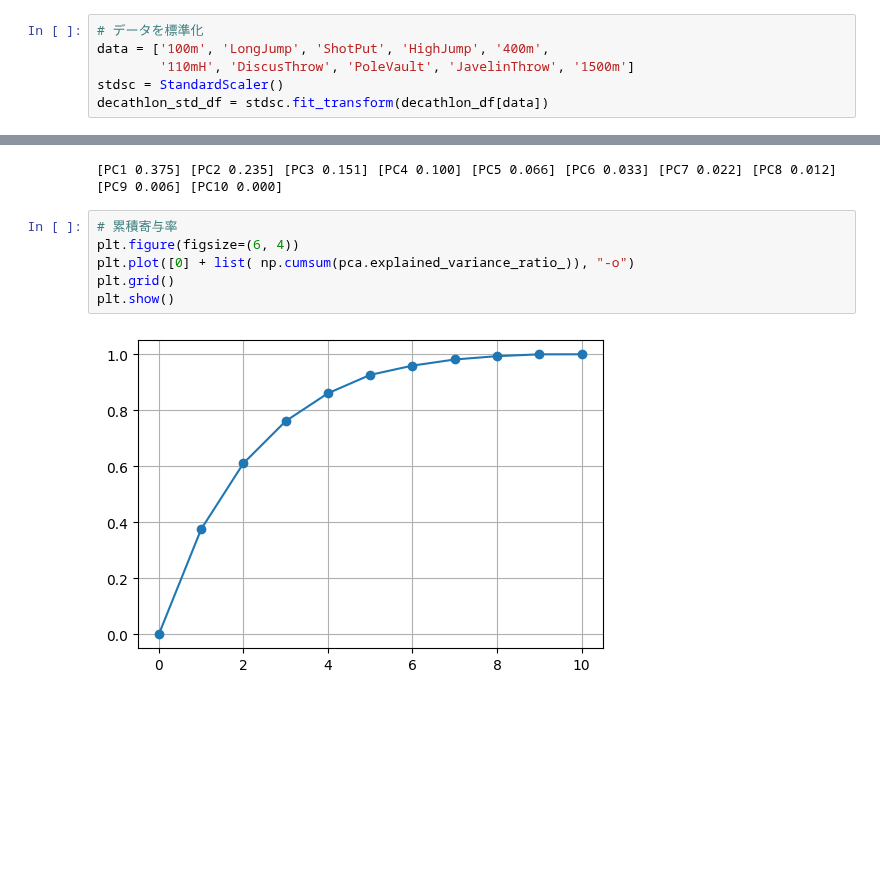
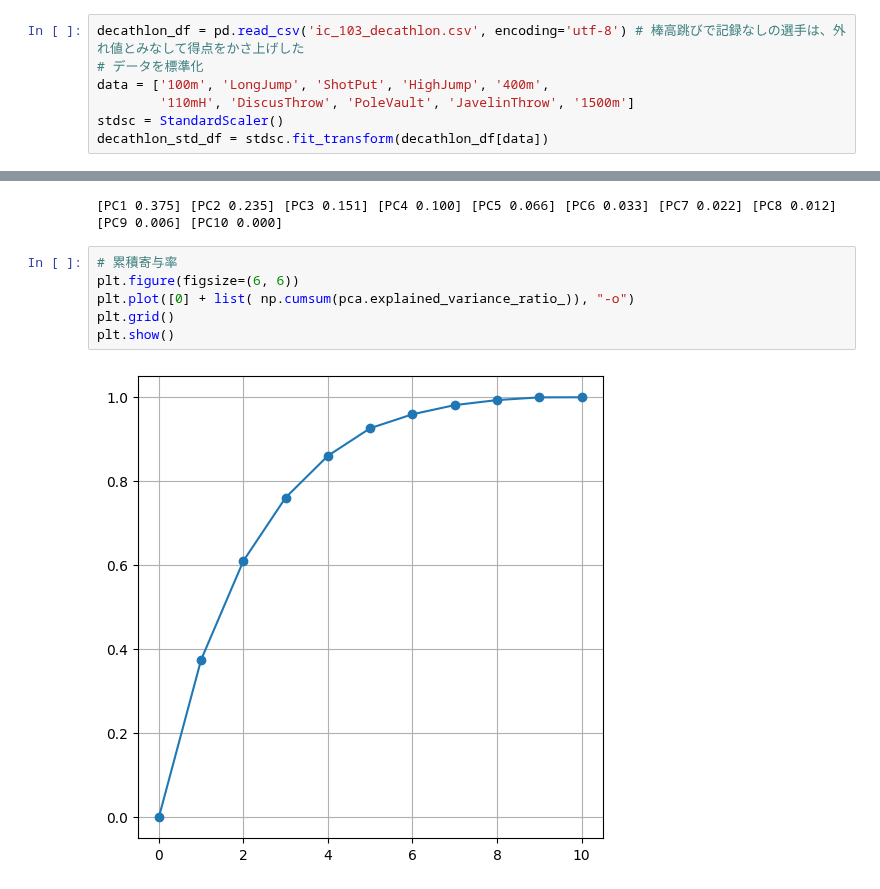
Before and after one commit to KHiraGit/sudspg_ds, a Jupyter notebook: ds13_sklearn_pca_decathlon_ic103.ipynb, the cells around one changed output, grey strips where cells are left out. Saved outputs shown, nothing was run; the diff lists cells and outputs as text; blank space fills up the shorter version.

```diff
--- a/ds13_sklearn_pca_decathlon_ic103.ipynb
+++ b/ds13_sklearn_pca_decathlon_ic103.ipynb
@@ -91,4 +100,5 @@ rank_12: cluster:0
 # %%
+decathlon_df = pd.read_csv('ic_103_decathlon.csv', encoding='utf-8') # 棒高跳びで記録なしの選手は、外れ値とみなして得点をかさ上げした
 # データを標準化
 data = ['100m', 'LongJump', 'ShotPut', 'HighJump', '400m',
         '110mH', 'DiscusThrow', 'PoleVault', 'JavelinThrow', '1500m']
@@ -173,9 +244,9 @@ print(_output)
 [PC1 0.375] [PC2 0.235] [PC3 0.151] [PC4 0.100] [PC5 0.066] [PC6 0.033] [PC7 0.022] [PC8 0.012] [PC9 0.006] [PC10 0.000]
 # %%
 # 累積寄与率
-plt.figure(figsize=(6, 4))
+plt.figure(figsize=(6, 6))
 plt.plot([0] + list( np.cumsum(pca.explained_variance_ratio_)), "-o")
 plt.grid()
 plt.show()
 # %% [output]
-[figure, old version]
+[figure, new version]
```
Also changed, not shown: parts of 12 cells of this notebook.
